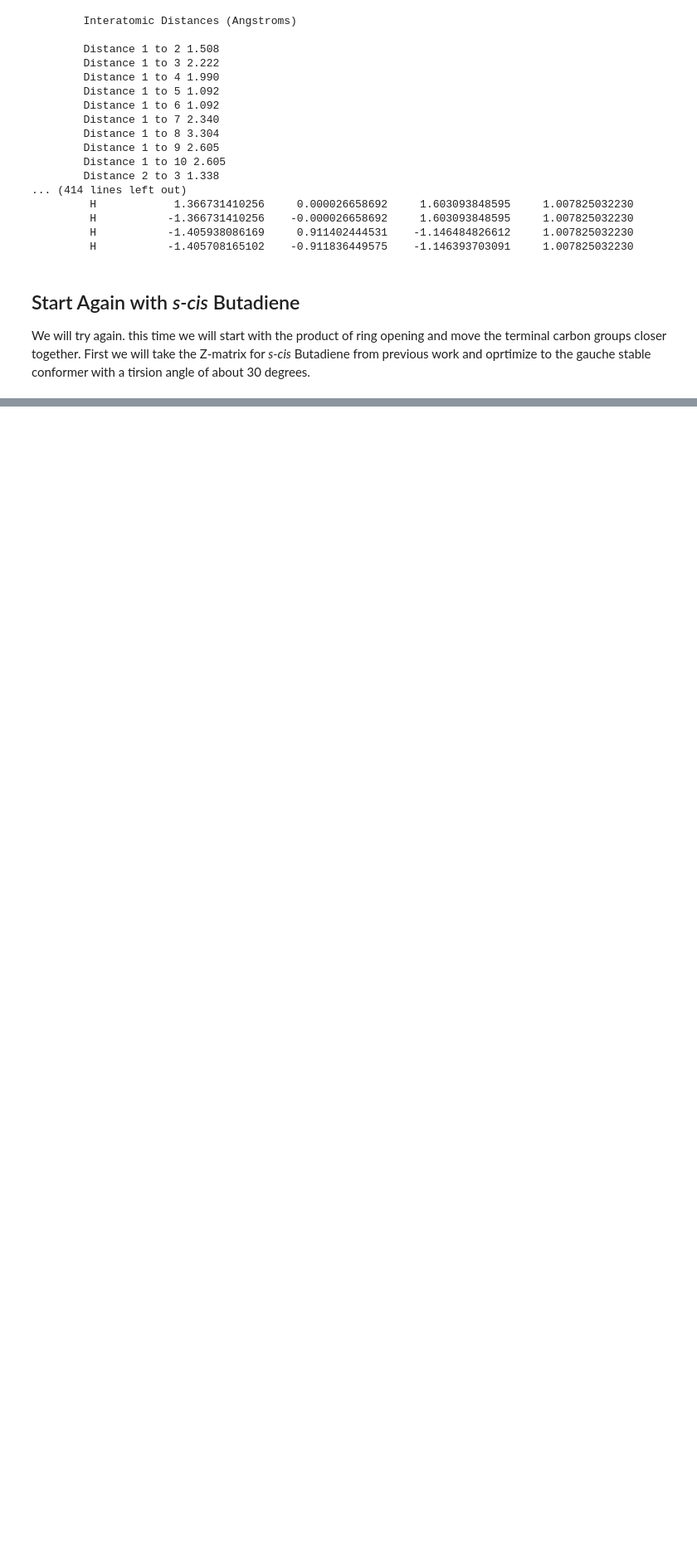
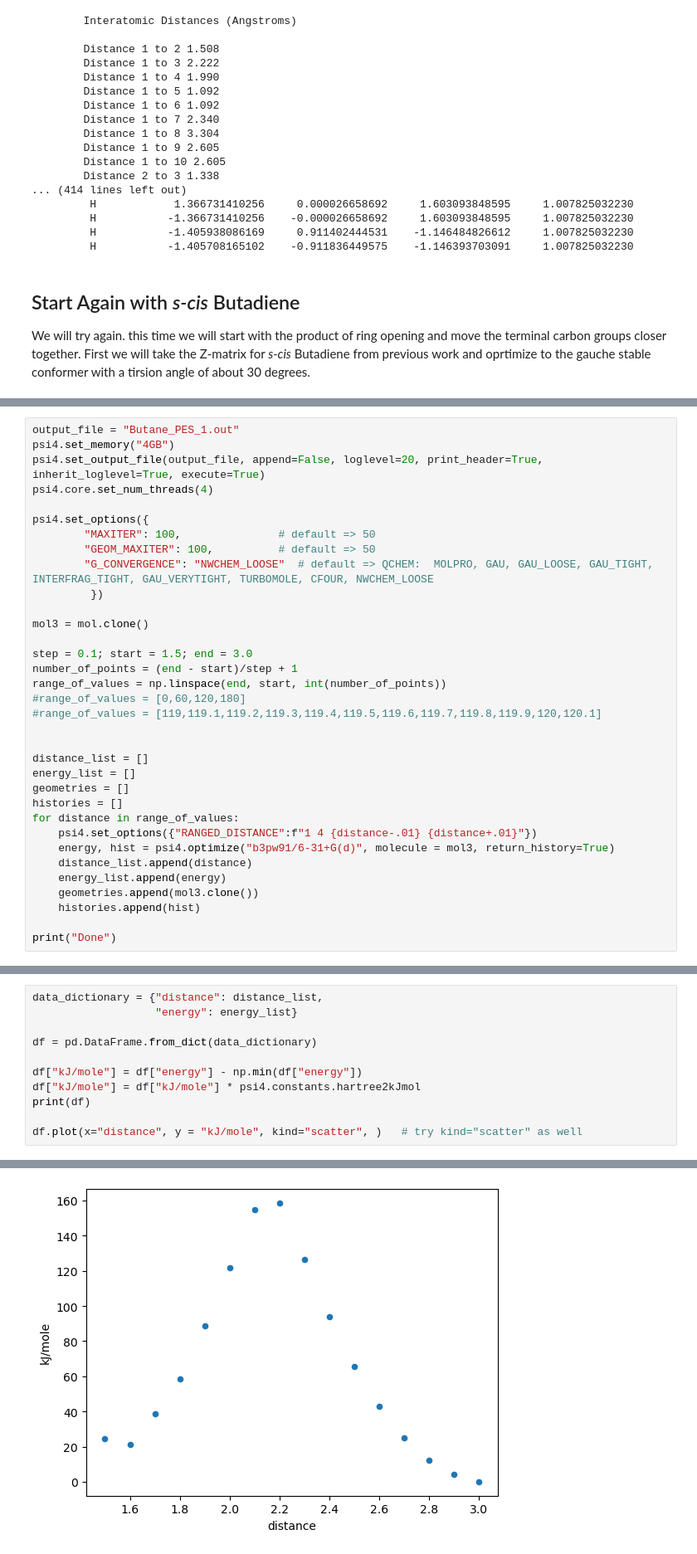
Before and after one commit to blinkletter/TryingPsi4andMore, a Jupyter notebook: 10-psi4-TS-Cyclization.ipynb, the cells around one changed output, grey strips where cells are left out. Shown: that part at 83% size. Drawn from its saved outputs; the diff is of its cells as text; blank space fills up the shorter version.

```diff
--- a/10-psi4-TS-Cyclization.ipynb
+++ b/10-psi4-TS-Cyclization.ipynb
@@ -691,0 +434,34 @@ int(i)
+# %%
+output_file = "Butane_PES_1.out"
+psi4.set_memory("4GB")
+psi4.set_output_file(output_file, append=False, loglevel=20, print_header=True, inherit_loglevel=True, execute=True)
+psi4.core.set_num_threads(4)
+
+psi4.set_options({
+        "MAXITER": 100,               # default => 50
+        "GEOM_MAXITER": 100,          # default => 50
+        "G_CONVERGENCE": "NWCHEM_LOOSE"  # default => QCHEM:  MOLPRO, GAU, GAU_LOOSE, GAU_TIGHT, INTERFRAG_TIGHT, GAU_VERYTIGHT, TURBOMOLE, CFOUR, NWCHEM_LOOSE
+         })
+
+mol3 = mol.clone()
+
+step = 0.1; start = 1.5; end = 3.0
+number_of_points = (end - start)/step + 1
+range_of_values = np.linspace(end, start, int(number_of_points))
+#range_of_values = [0,60,120,180]
+#range_of_values = [119,119.1,119.2,119.3,119.4,119.5,119.6,119.7,119.8,119.9,120,120.1]
+
+
+distance_list = []
+energy_list = []
+geometries = []
+histories = []
+for distance in range_of_values:
+    psi4.set_options({"RANGED_DISTANCE":f"1 4 {distance-.01} {distance+.01}"})
+    energy, hist = psi4.optimize("b3pw91/6-31+G(d)", molecule = mol3, return_history=True)
+    distance_list.append(distance)
+    energy_list.append(energy)
+    geometries.append(mol3.clone())
+    histories.append(hist)
+
+print("Done")
@@ -691,0 +486,12 @@ int(i)
+# %%
+data_dictionary = {"distance": distance_list,
+                   "energy": energy_list}
+
+df = pd.DataFrame.from_dict(data_dictionary)
+
+df["kJ/mole"] = df["energy"] - np.min(df["energy"])
+df["kJ/mole"] = df["kJ/mole"] * psi4.constants.hartree2kJmol
+print(df)
+
+df.plot(x="distance", y = "kJ/mole", kind="scatter", )   # try kind="scatter" as well
+# %% [output]
@@ -691,0 +516 @@ int(i)
+[figure, added]
```
Also changed, not shown: parts of 25 cells of this notebook, 8 other files.
